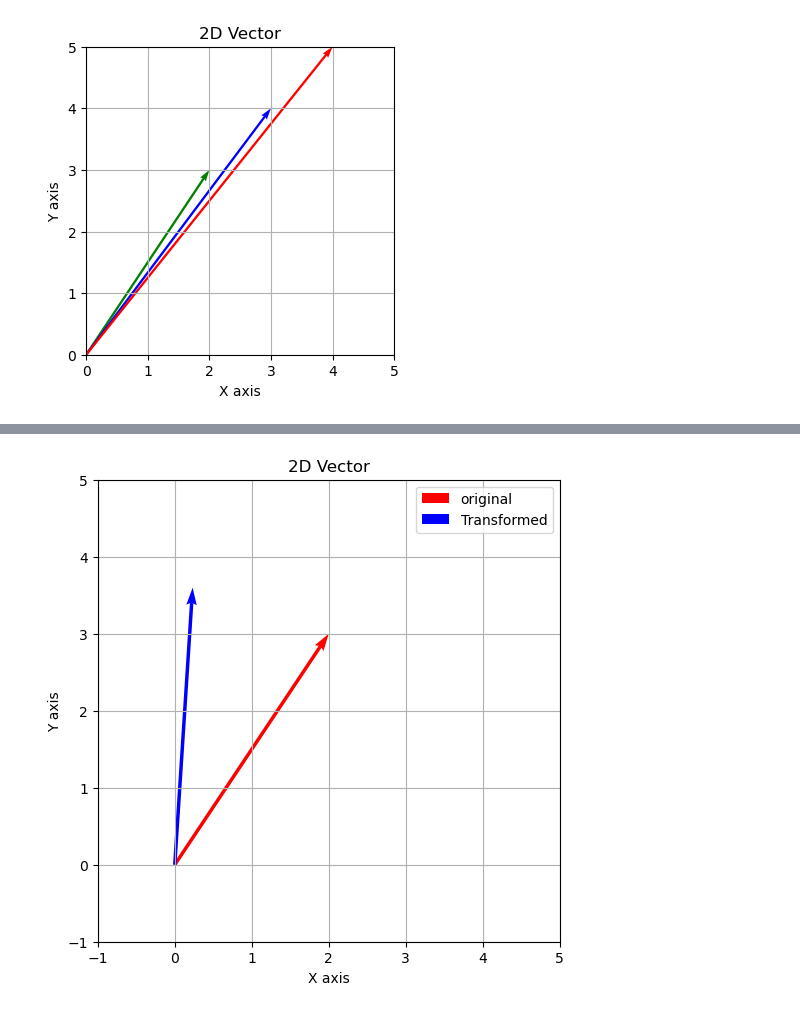
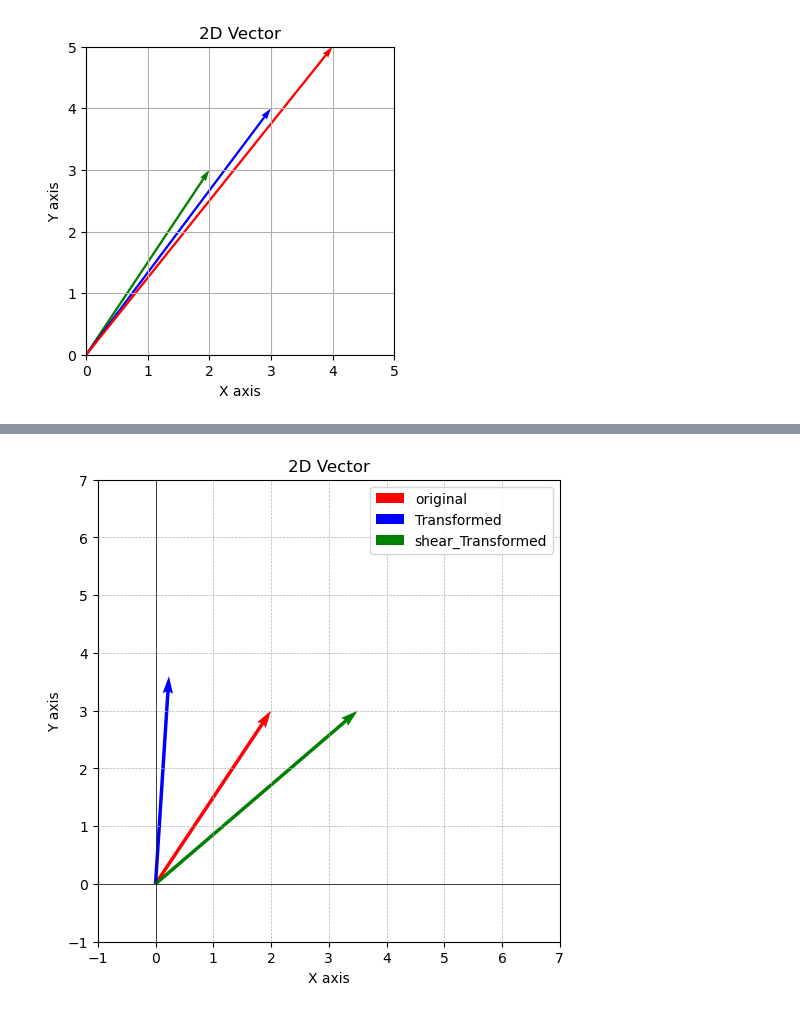
Before and after one commit to MuhammadRehanKhalid/Data_Science_AI, a Jupyter notebook: Day_50_60_SVD_Decomposition/Day_51_numpy_matrices.ipynb, the cells around one changed output, grey strips where cells are left out. Drawn from its saved outputs; the diff is of its cells as text; code cells hidden in the pictures.

Commit message:
Shear transformation

```diff
--- a/Day_50_60_SVD_Decomposition/Day_51_numpy_matrices.ipynb
+++ b/Day_50_60_SVD_Decomposition/Day_51_numpy_matrices.ipynb
@@ -82,15 +94,24 @@ array([0.23205081, 3.59807621])
-# %%
-plt.figure(figsize=(6,6))
-plt.quiver(0,0,v[0],v[1], angles = 'xy', scale_units = 'xy',scale =1, color = 'r', label = "original")
-plt.quiver(0,0,v_trans[0],v_trans[1], angles = 'xy', scale_units = 'xy',scale =1, color = 'b', label = 'Transformed')
-plt.xlim(-1,5)
-plt.ylim(-1,5)
-plt.grid()
-plt.title('2D Vector')
-plt.xlabel('X axis')
-plt.ylabel('Y axis')
-plt.legend()
-plt.gca().set_aspect('equal',adjustable='box')
-plt.show()
-# %% [output]
-[figure, removed]
+# %%
+# Sheear Transformation Define shear factor
+shear_factor = 0.5
+shear_matrix = np.array([[1, shear_factor], [0, 1]])
+# apply shear transformation
+v_sheared = np.dot(shear_matrix,v)
+# plotting original rotated and sheared
+plt.figure(figsize=(6,6))
+plt.quiver(0,0,v[0],v[1], angles = 'xy', scale_units = 'xy',scale =1, color = 'r', label = "original")
+plt.quiver(0,0,v_trans[0],v_trans[1], angles = 'xy', scale_units = 'xy',scale =1, color = 'b', label = 'Transformed')
+plt.quiver(0,0,v_sheared[0],v_sheared[1], angles = 'xy', scale_units = 'xy',scale =1, color = 'g', label = 'shear_Transformed')
+plt.xlim(-1,7)
+plt.ylim(-1,7)
+plt.grid(True, which='both', linestyle = '--',linewidth = 0.5)
+plt.axhline(y=0, color='k', linewidth = 0.5)
+plt.axvline(x=0, color='k', linewidth = 0.5)
+plt.title('2D Vector')
+plt.xlabel('X axis')
+plt.ylabel('Y axis')
+plt.legend()
+plt.gca().set_aspect('equal',adjustable='box')
+plt.show()
+# %% [output]
+[figure, added]
```
Also changed, not shown: parts of 2 cells of this notebook.
